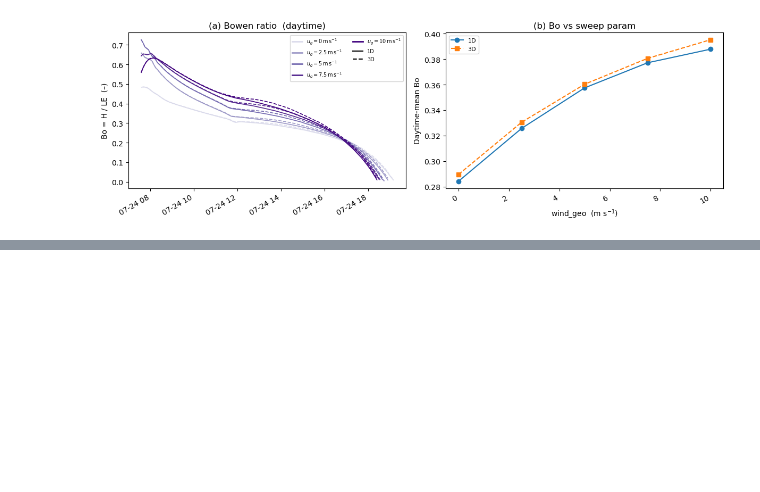
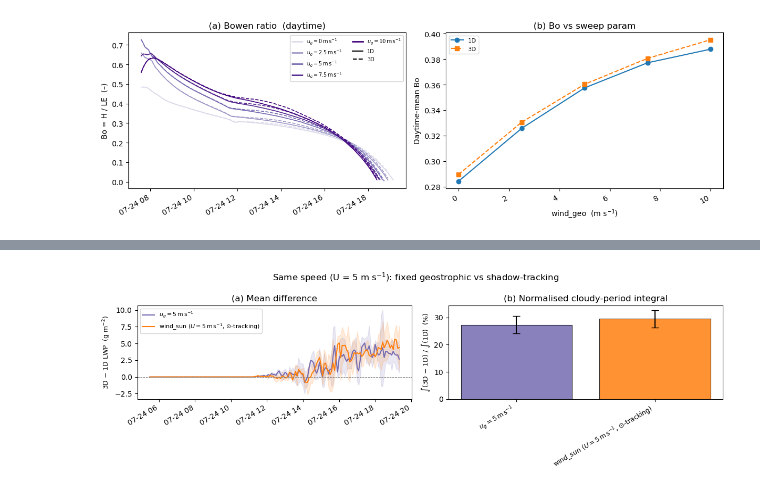
Before and after one commit to magpowell/microhh, a Jupyter notebook: cases/cass/analysis/wind_geo_comparison.ipynb, the cells around one changed output, grey strips where cells are left out. Cells and saved outputs as stored; diff of their text form; code cells hidden in the pictures; blank space fills up the shorter version.

```diff
--- a/cases/cass/analysis/wind_geo_comparison.ipynb
+++ b/cases/cass/analysis/wind_geo_comparison.ipynb
@@ -426,0 +511,73 @@ plt.show()
+# %%
+# ── wind_geo u=5  vs  wind_sun : same speed, fixed vs shadow-tracking ────────
+# Both first-class catalog entries; loaded via make_runset like everything else.
+def _lwp_pack(rs):
+    """Cell-4's LWP reduction for one RunSet (2stream vs raytracer)."""
+    dirs_2s, dirs_rt = rs.dirs["2stream"], rs.dirs["raytracer"]
+    with warnings.catch_warnings():
+        warnings.simplefilter("ignore")
+        reps_2s = [load_stats(d) for d in dirs_2s]
+        reps_rt = [load_stats(d) for d in dirs_rt]
+    nt  = min(s["qlqi_path"].sizes["time"] for s in reps_2s + reps_rt)
+    npr = min(len(reps_2s), len(reps_rt))
+    l1  = np.stack([s["qlqi_path"].values[:nt] * 1e3 for s in reps_2s[:npr]])
+    l3  = np.stack([s["qlqi_path"].values[:nt] * 1e3 for s in reps_rt[:npr]])
+    dd  = l3 - l1
+    diff, diff_std = dd.mean(0), dd.std(0)
+    t_num = _to_plottime(reps_2s[0]["t_local"].values[:nt])
+    tsec  = reps_2s[0]["t_sec"].values[:nt]
+    dt_s  = float(tsec[1] - tsec[0]) if len(tsec) > 1 else 60.0
+    cl    = (l1.mean(0) > 0.1) | (l3.mean(0) > 0.1)
+    i1    = lwp_integral(l1.mean(0), dt_s, cloudy_mask=cl)
+    ni    = lwp_integral(diff, dt_s, cloudy_mask=cl) / i1 * 100
+    ni_sd = float(np.std([lwp_integral(dd[r], dt_s, cloudy_mask=cl) / i1 * 100
+                          for r in range(npr)], ddof=0))
+    return dict(diff=diff, diff_std=diff_std, t_num=t_num,
+                norm_int=ni, norm_int_std=ni_sd)
+
+CMP_KEYS = ["wind_geo_5p0", "wind_sun"]
+cmp = {}
+for k in CMP_KEYS:
+    meta = ALL_EXPERIMENTS[k]
+    if k in data:                       # already reduced in the sweep loop
+        d = data[k]
+        cmp[k] = dict(diff=d["diff"], diff_std=d["diff_std"],
+                      t_num=d["t_num_lwp"], norm_int=d["norm_int"],
+                      norm_int_std=d["norm_int_std"])
+    else:                               # standalone catalog entry
+        cmp[k] = _lwp_pack(make_runset(k, n_reps=N_REPS))
+    cmp[k]["label"] = meta["label"]
+    cmp[k]["color"] = meta["color"]
+
+fig, (ax_diff, ax_int) = plt.subplots(1, 2, figsize=(12, 4))
+for k in CMP_KEYS:
+    d = cmp[k]
+    ax_diff.plot(d["t_num"], d["diff"], color=d["color"], lw=1.5, label=d["label"])
+    ax_diff.fill_between(d["t_num"], d["diff"] - d["diff_std"],
+                         d["diff"] + d["diff_std"], color=d["color"], alpha=0.15)
+ax_diff.axhline(0, color="gray", lw=0.7, ls="--")
+ax_diff.set_ylabel(r"3D − 1D LWP  (g m$^{-2}$)", fontsize=9)
+ax_diff.set_title("(a) Mean difference")
+ax_diff.legend(fontsize=8)
+ax_diff.xaxis_date()
+
+x = np.arange(len(CMP_KEYS))
+ax_int.bar(x, [cmp[k]["norm_int"] for k in CMP_KEYS],
+           color=[cmp[k]["color"] for k in CMP_KEYS], edgecolor="k", lw=0.8,
+           alpha=0.85, yerr=[cmp[k]["norm_int_std"] for k in CMP_KEYS],
+           capsize=5, error_kw=dict(lw=1.5))
+ax_int.axhline(0, color="gray", lw=0.7)
+ax_int.set_xticks(x)
+ax_int.set_xticklabels([cmp[k]["label"] for k in CMP_KEYS],
+                       rotation=15, ha="right", fontsize=9)
+ax_int.set_ylabel(r"$\int$(3D $-$ 1D) / $\int$(1D)  (%)", fontsize=9)
+ax_int.set_title("(b) Normalised cloudy-period integral")
+
+ax_diff.figure.autofmt_xdate()
+fig.suptitle("Same speed (U = 5 m s$^{-1}$): fixed geostrophic vs shadow-tracking",
+             fontsize=12)
+plt.tight_layout()
+_savefig("wind_geo5_vs_wind_sun_lwp.pdf", bbox_inches="tight")
+plt.show()
+# %% [output]
+[figure, added]
```
Also changed, not shown: parts of 6 cells of this notebook, 52 other files.
